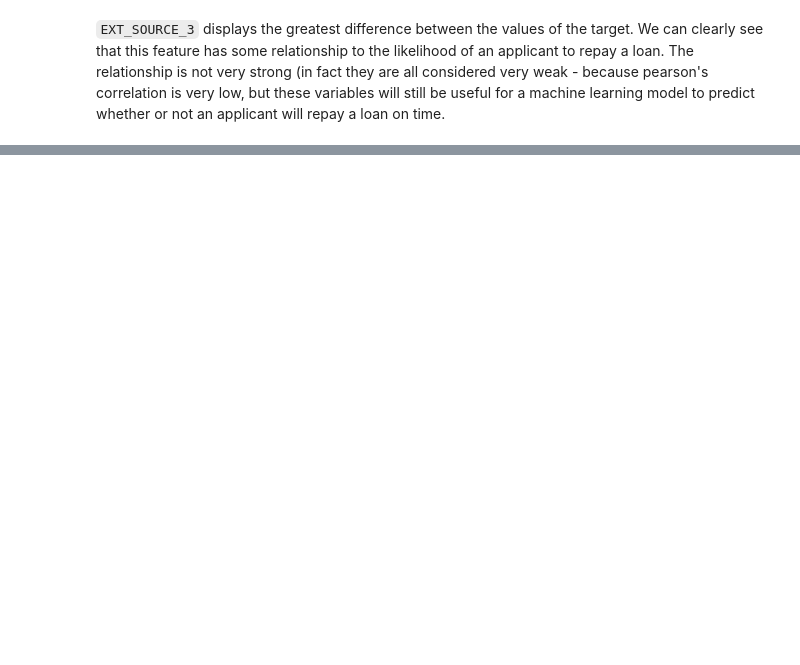
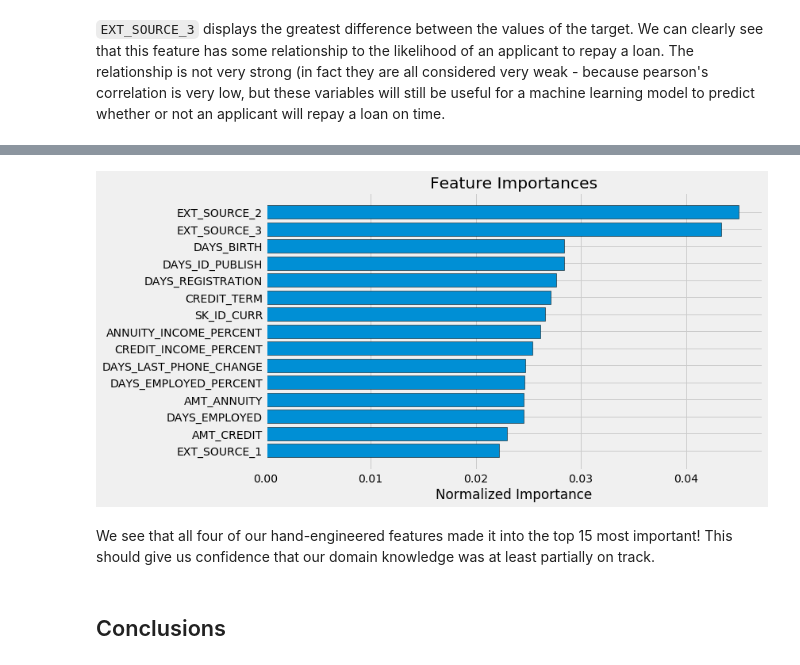
Before and after one commit to BaekKyunShin/Kaggle, a Jupyter notebook: Home_Credit_Default_Risk/A Gentle Introduction.ipynb, the cells around one changed output, grey strips where cells are left out. Drawn from its saved outputs; the diff is of its cells as text; code cells hidden in the pictures; blank space fills up the shorter version.

```diff
--- a/Home_Credit_Default_Risk/A Gentle Introduction.ipynb
+++ b/Home_Credit_Default_Risk/A Gentle Introduction.ipynb
@@ -562,0 +1080,8 @@ plt.tight_layout(h_pad=2.5);
+# %%
+feature_importances_domain = plot_feature_importances(feature_importances_domain)
+# %% [output]
+[figure, added]
+# %% [markdown]
+We see that all four of our hand-engineered features made it into the top 15 most important! This should give us confidence that our domain knowledge was at least partially on track.
+# %% [markdown]
+## Conclusions
```
Also changed, not shown: parts of 66 cells of this notebook.
